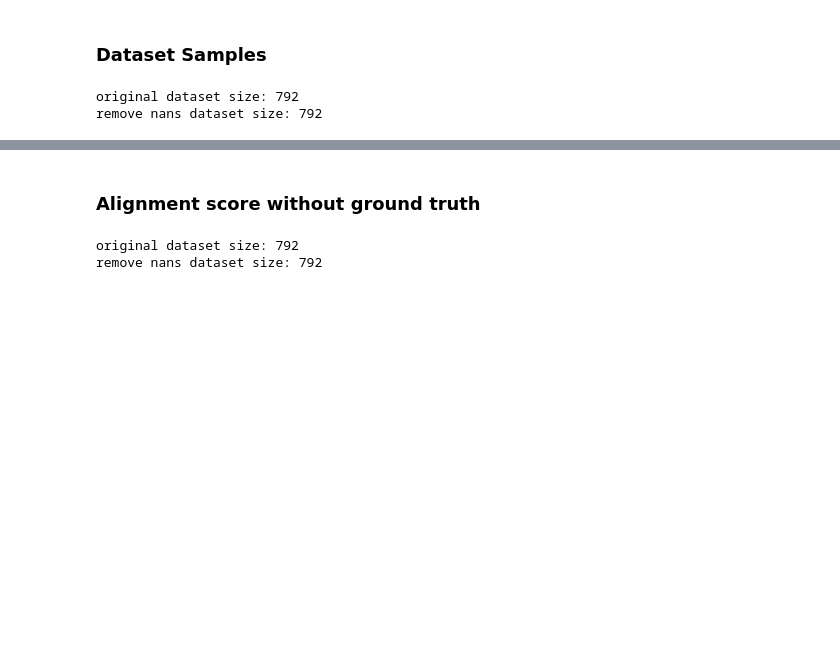
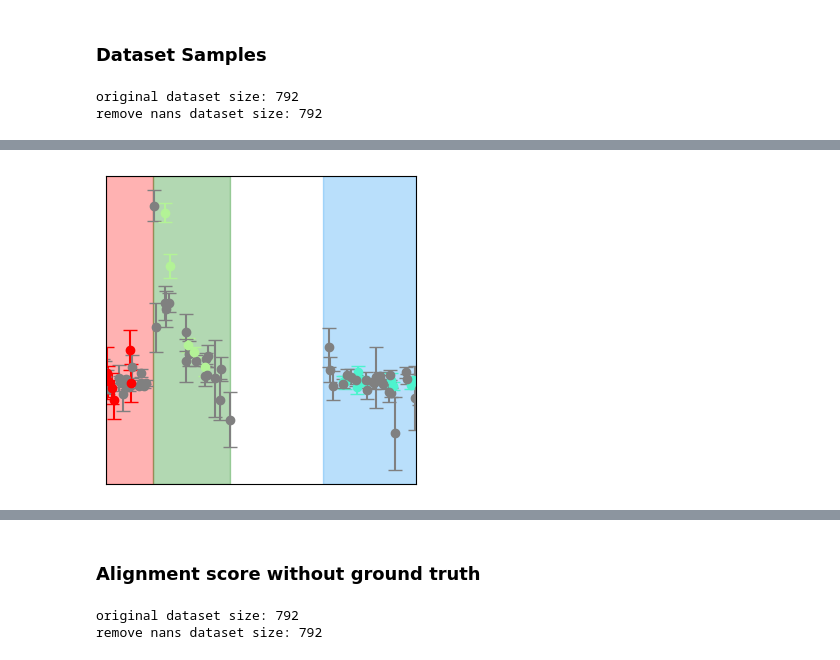
Before and after one commit to DebugML/exlib, a Jupyter notebook: notebooks/supernova.ipynb, the cells around one changed output, grey strips where cells are left out. Saved outputs shown, nothing was run; the diff lists cells and outputs as text; code cells hidden in the pictures; blank space fills up the shorter version.

```diff
--- a/notebooks/supernova.ipynb
+++ b/notebooks/supernova.ipynb
@@ -154,0 +292,42 @@ with torch.no_grad():
+# %%
+# dataset sample
+with torch.no_grad():
+    alignment_scores_all = []
+    for bi, batch in tqdm(enumerate(test_dataloader), total=len(test_dataloader)):
+        # prediction
+        batch = {k: v.to(device) for k, v in batch.items() if k != "objid"}
+
+        times_wv_column = batch['past_time_features'].to('cpu')
+        target_column = batch['past_values'].to('cpu')
+        x_column = np.concatenate((times_wv_column, target_column), axis=2) # time, wavelength, flux, flux_error
+        time_values = x_column[:, :, 0].tolist() # time_values is from 0 to 1, and if it is less than 300 random values
+        wavelength_values = x_column[:, :, 1].tolist()
+        flux_values = x_column[:, :, 2].tolist()
+        flux_error_values = x_column[:, :, 3].tolist()
+
+        valid_time_values_batch = []
+        valid_wavelength_values_batch = []
+        valid_flux_values_batch = []
+        valid_flux_error_values_batch = []
+        zeros_batch = []
+        valid_length_batch = []
+        pred_groups_batch = []
+        for idx, time_list in enumerate(time_values):
+            valid_length = next((j for j in range(1, len(time_list)) if time_list[j] <= time_list[j-1]), len(time_list))
+            valid_time_values_batch.append(time_list[:valid_length])
+            valid_wavelength_values_batch.append(wavelength_values[idx][:valid_length])
+            valid_flux_values_batch.append(flux_values[idx][:valid_length])
+            valid_flux_error_values_batch.append(flux_error_values[idx][:valid_length])
+            valid_length_batch.append(valid_length)
+
+        if bi == 12:
+            for j in range(len(valid_time_values_batch)):
+                if j == 7:
+                    times = valid_time_values_batch[j]
+                    fluxes = valid_flux_values_batch[j]
+                    errors = valid_flux_error_values_batch[j]
+                    wavelengths = valid_wavelength_values_batch[j]
+                    unique_wavelengths = sorted(set(wavelengths))
+                    plot_selected_wavelengths(times, fluxes, errors, wavelengths, bi, j)
+# %% [output]
+[figure, added]
```
Also changed, not shown: parts of 12 cells of this notebook.
